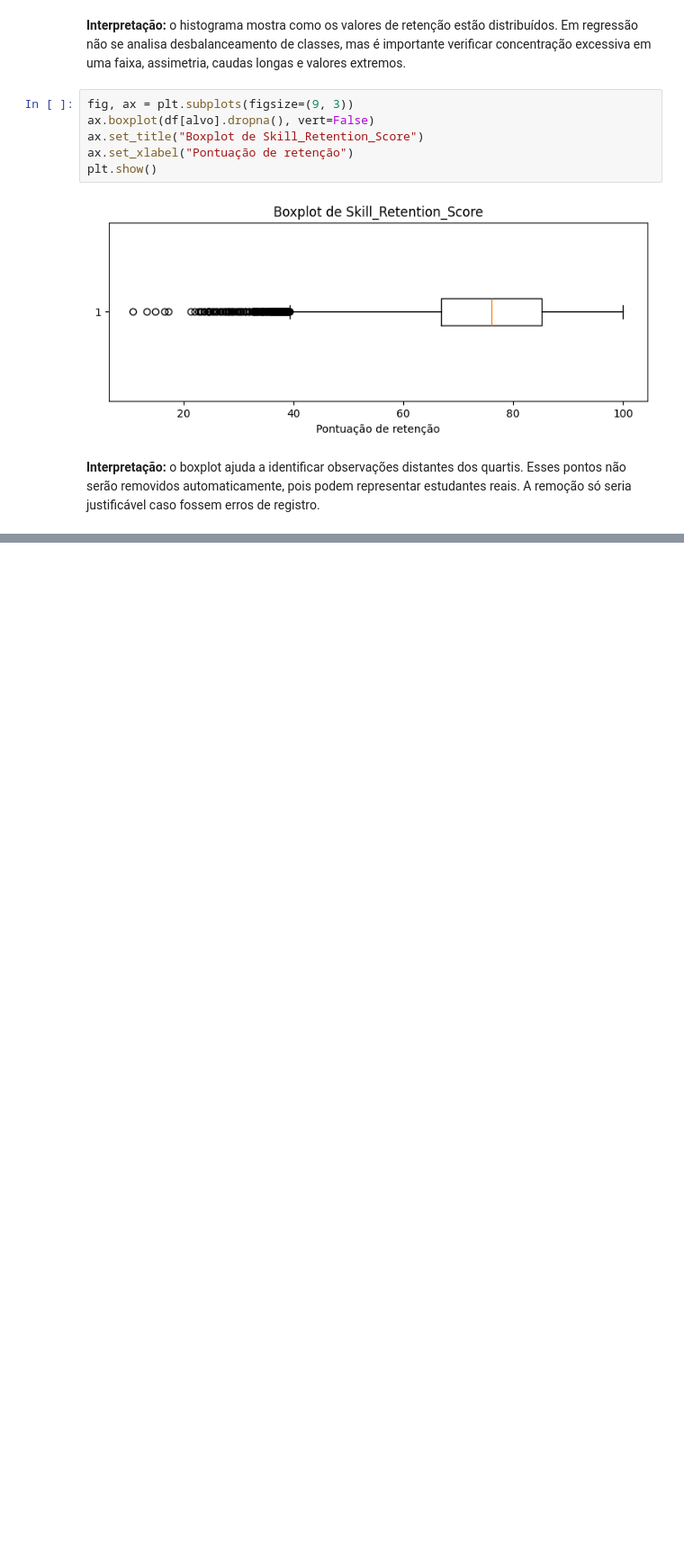
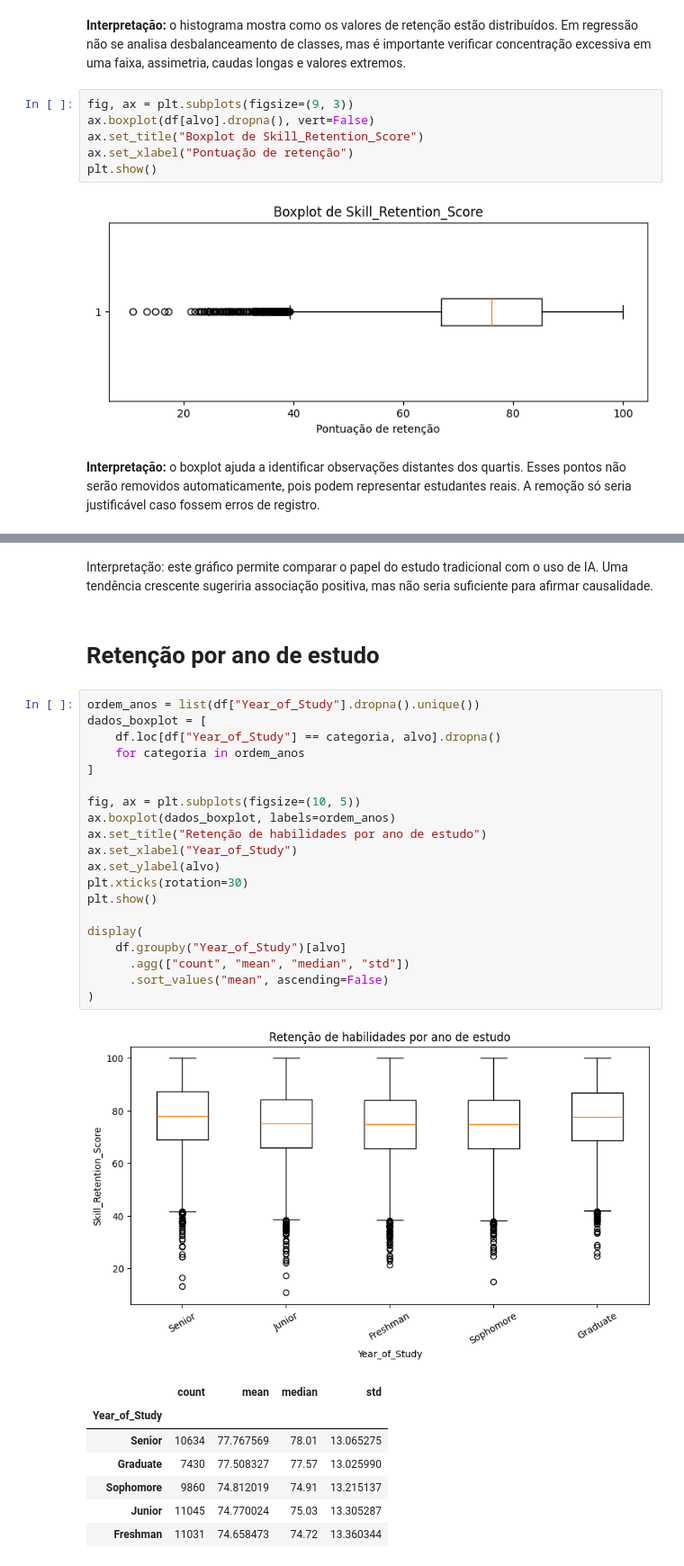
Before and after one commit to thaynagoncalves/projeto-final-IA, a Jupyter notebook: ProjetoFInal_IA.ipynb, the cells around one changed output, grey strips where cells are left out. Shown at 90% size. Saved outputs shown, nothing was run; the diff lists cells and outputs as text; blank space fills up the shorter version.

Commit message:
Análise exploratória,Pré-processamento e Separação dos dados

```diff
--- a/ProjetoFInal_IA.ipynb
+++ b/ProjetoFInal_IA.ipynb
@@ -344,0 +417,33 @@ plt.show()
+# %% [markdown]
+Interpretação: este gráfico permite comparar o papel do estudo tradicional com o uso de IA. Uma tendência crescente sugeriria associação positiva, mas não seria suficiente para afirmar causalidade.
+# %% [markdown]
+# Retenção por ano de estudo
+# %%
+ordem_anos = list(df["Year_of_Study"].dropna().unique())
+dados_boxplot = [
+    df.loc[df["Year_of_Study"] == categoria, alvo].dropna()
+    for categoria in ordem_anos
+]
+
+fig, ax = plt.subplots(figsize=(10, 5))
+ax.boxplot(dados_boxplot, labels=ordem_anos)
+ax.set_title("Retenção de habilidades por ano de estudo")
+ax.set_xlabel("Year_of_Study")
+ax.set_ylabel(alvo)
+plt.xticks(rotation=30)
+plt.show()
+
+display(
+    df.groupby("Year_of_Study")[alvo]
+      .agg(["count", "mean", "median", "std"])
+      .sort_values("mean", ascending=False)
+)
+# %% [output]
+[figure, added]
+|  | count | mean | median | std |
+| Year_of_Study |  |  |  |  |
+| Senior | 10634 | 77.767569 | 78.01 | 13.065275 |
+| Graduate | 7430 | 77.508327 | 77.57 | 13.025990 |
+| Sophomore | 9860 | 74.812019 | 74.91 | 13.215137 |
+| Junior | 11045 | 74.770024 | 75.03 | 13.305287 |
+| Freshman | 11031 | 74.658473 | 74.72 | 13.360344 |
```
Also changed, not shown: parts of 21 cells of this notebook.
